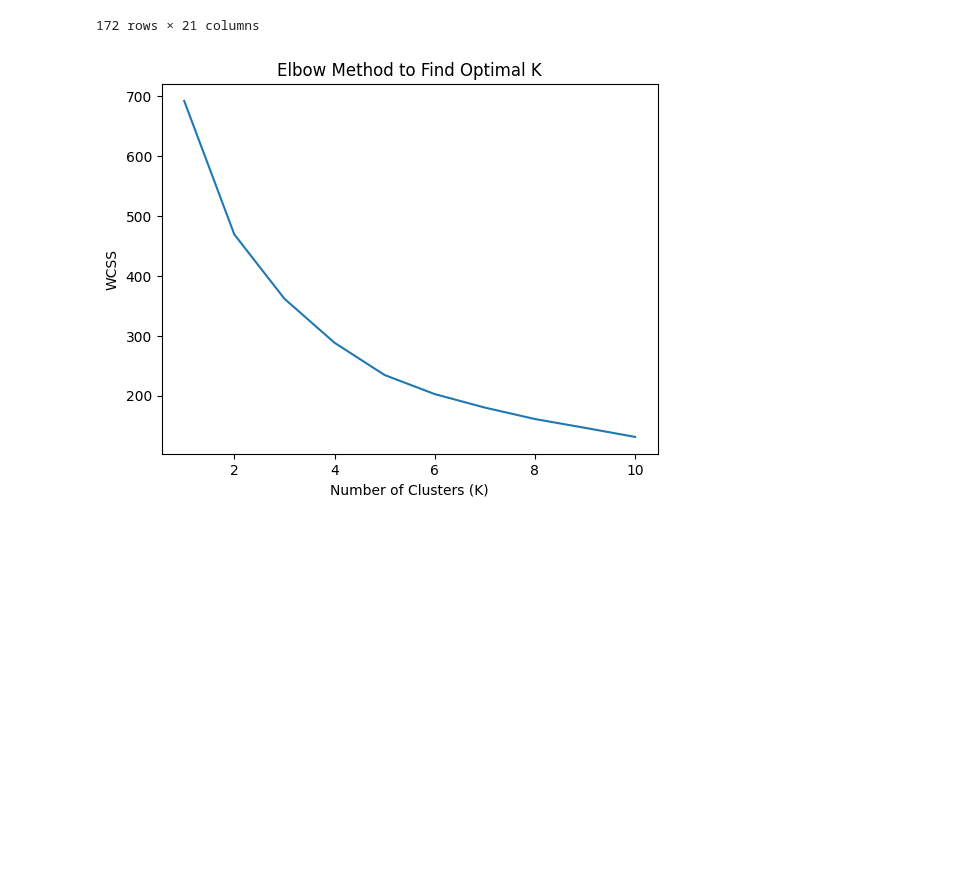
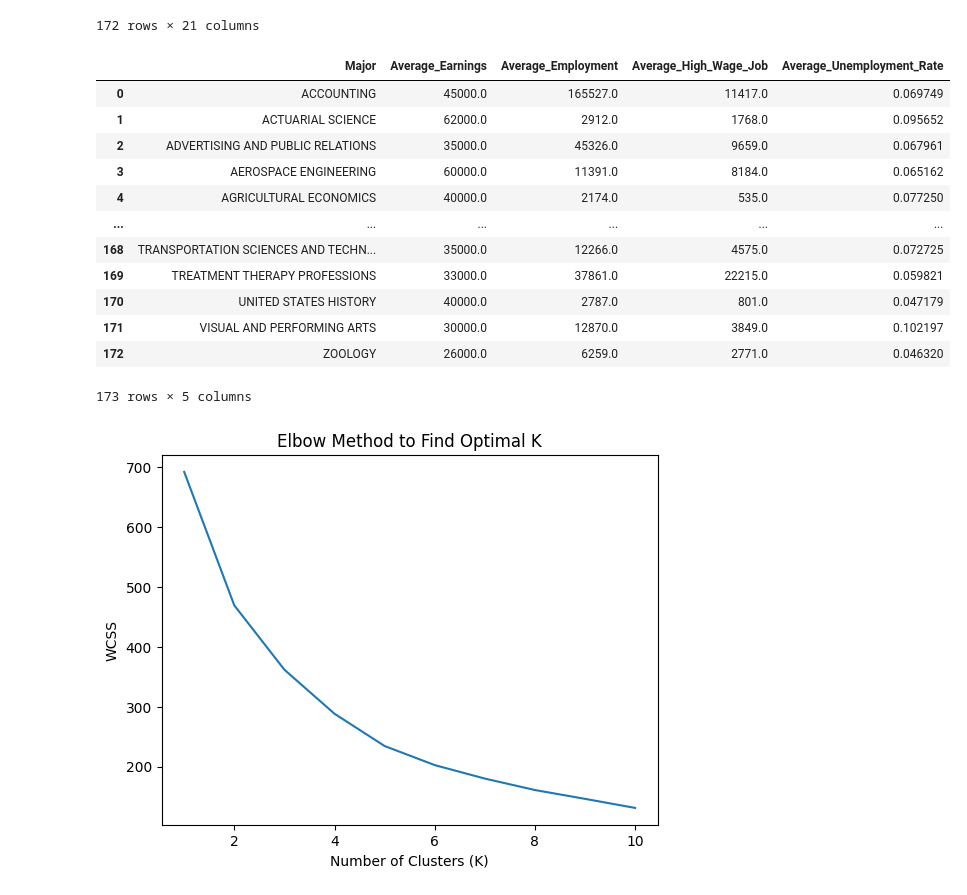
Before and after one commit to alisonqiu/DSCI303-final-project, a Jupyter notebook: Feature_Engineering_&_K_means_&_feature_importance.ipynb, the cells around one changed output. Saved outputs shown, nothing was run; the diff lists cells and outputs as text; code cells hidden in the pictures; blank space fills up the shorter version.

```diff
--- a/Feature_Engineering_&_K_means_&_feature_importance.ipynb
+++ b/Feature_Engineering_&_K_means_&_feature_importance.ipynb
@@ -95,6 +95,21 @@ new_features = grouped_data.agg({
 new_features.columns = ['Major', 'Average_Earnings', 'Average_Employment', 'Average_High_Wage_Job', 'Average_Unemployment_Rate']
 # %%
 new_features = new_features.dropna()
+new_features
+# %% [output]
+|  | Major | Average_Earnings | Average_Employment | Average_High_Wage_Job | Average_Unemployment_Rate |
+| 0 | ACCOUNTING | 45000.0 | 165527.0 | 11417.0 | 0.069749 |
+| 1 | ACTUARIAL SCIENCE | 62000.0 | 2912.0 | 1768.0 | 0.095652 |
+| 2 | ADVERTISING AND PUBLIC RELATIONS | 35000.0 | 45326.0 | 9659.0 | 0.067961 |
+| 3 | AEROSPACE ENGINEERING | 60000.0 | 11391.0 | 8184.0 | 0.065162 |
+| 4 | AGRICULTURAL ECONOMICS | 40000.0 | 2174.0 | 535.0 | 0.077250 |
+| ... | ... | ... | ... | ... | ... |
+| 168 | TRANSPORTATION SCIENCES AND TECHN... | 35000.0 | 12266.0 | 4575.0 | 0.072725 |
+| 169 | TREATMENT THERAPY PROFESSIONS | 33000.0 | 37861.0 | 22215.0 | 0.059821 |
+| 170 | UNITED STATES HISTORY | 40000.0 | 2787.0 | 801.0 | 0.047179 |
+| 171 | VISUAL AND PERFORMING ARTS | 30000.0 | 12870.0 | 3849.0 | 0.102197 |
+| 172 | ZOOLOGY | 26000.0 | 6259.0 | 2771.0 | 0.046320 |
+173 rows × 5 columns
 # %%
 import pandas as pd
 from sklearn.preprocessing import StandardScaler
```
Also changed, not shown: parts of 3 cells of this notebook, 1 other file.
